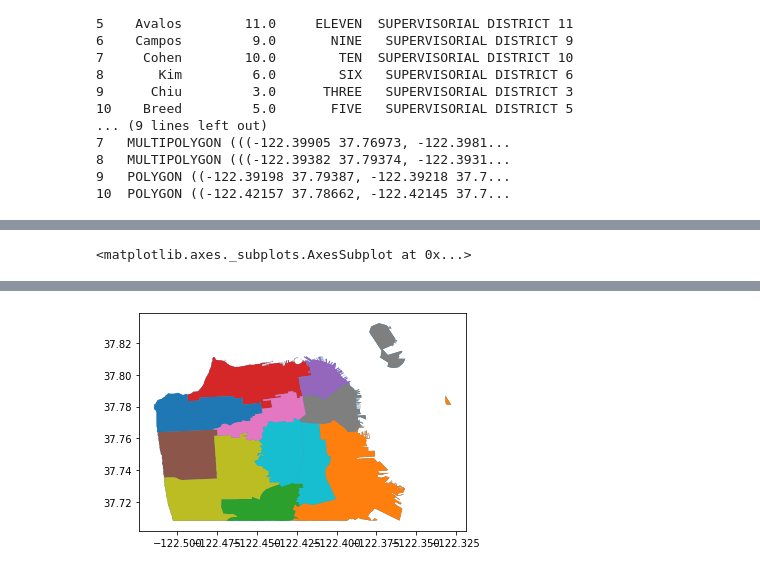
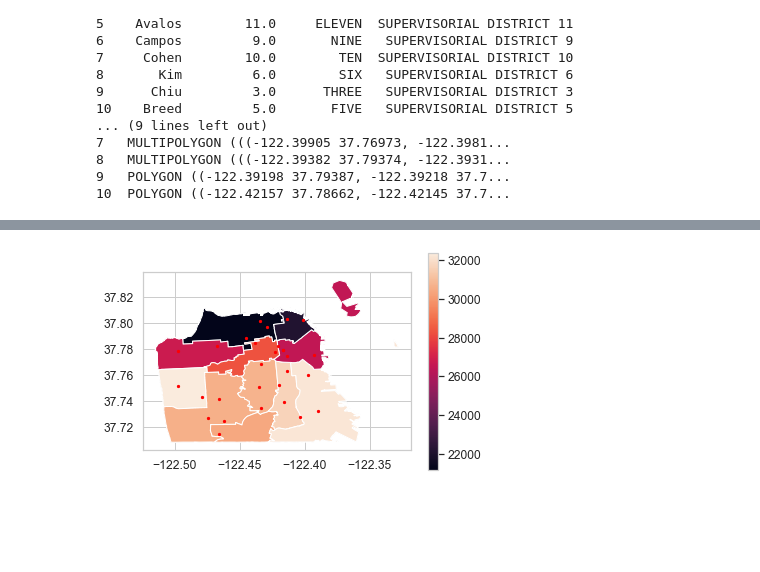
Before and after one commit to josiechoi/Ryerson_capstone_library_usage, a Jupyter notebook: Capstone EDA.ipynb, the cells around one changed output, grey strips where cells are left out. Drawn from its saved outputs; the diff is of its cells as text; code cells hidden in the pictures; blank space fills up the shorter version.

```diff
--- a/Capstone EDA.ipynb
+++ b/Capstone EDA.ipynb
@@ -96,0 +102,3 @@ sns.set(rc={'figure.figsize':(11.7,8.27)})
+# %%
+sns.countplot(x='Patron Type Definition',data=df)
+sns.set(rc={'figure.figsize':(11.7,8.27)})
@@ -239,0 +256,4 @@ grid.add_legend();
+# %%
+GB1=df.groupby(['Supervisor District'])['avg_cko'].agg(['count','median','min','max'])
+#G1=df.groupby(['Supervisor District'])['avg_cko'].median()
+GB1.head(20)
@@ -239,0 +276,3 @@ grid.add_legend();
+# %%
+GB2=pd.merge(gdf2,GB1,left_on="supervisor",right_on="Supervisor District",how="left")
+GB2.head()
@@ -285,0 +310,4 @@ print(gdf2)
+# %%
+sfpl_loc=pd.read_csv('data/sfpl_loc.csv')
+sfpl_loc.head()
+sfpl_loc=gpd.GeoDataFrame(sfpl_loc, geometry=gpd.points_from_xy(sfpl_loc.Longitude, sfpl_loc.Latitude))
@@ -287,6 +318,12 @@ print(gdf2)
 #import matplotlib.pyplot as plt
 f, ax = plt.subplots(1)
 gdf.plot(ax=ax)
-gdf2.plot(ax=ax,column='supdist',cmap=None,)
+gdf3=gpd.GeoDataFrame(GB2, geometry="geometry")
+
+#gdf.plot(column='supdist', cmap=None, legend=True, figsize=(20, 20))
+gdf3.plot(ax=ax,column='count', cmap=None, legend=True, figsize=(20, 20))
+sfpl_loc.plot(ax=ax, marker='o', color='red', markersize=5);
+
+gdf3.head()
+#gdf.plot(column='supdist', cmap=None, legend=True, figsize=(20, 20))
 # %% [output]
-<matplotlib.axes._subplots.AxesSubplot at 0x...>
@@ -293 +336 @@ gdf2.plot(ax=ax,column='supdist',cmap=None,)
-[figure, old version]
+[figure, new version]
```
Also changed, not shown: parts of 16 cells of this notebook.
